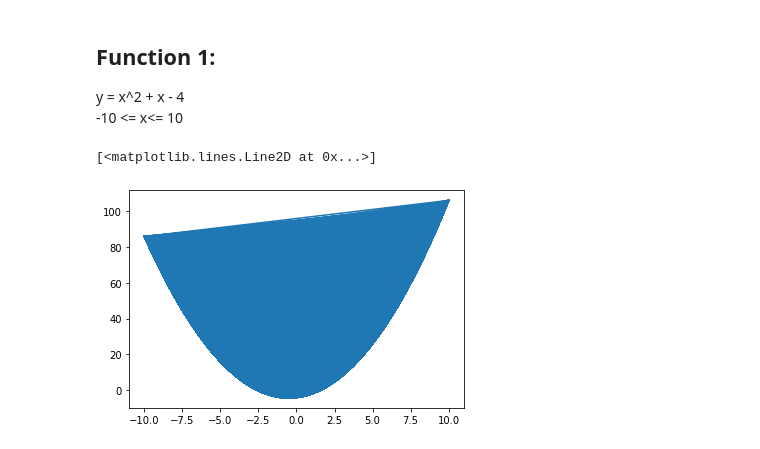
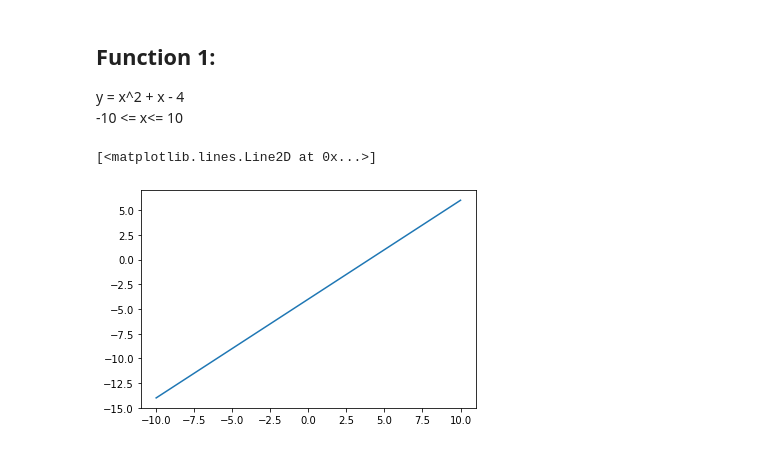
Before and after one commit to conorosully/deep-learning, a Jupyter notebook: src/Neural Network Approximations.ipynb, the cells around one changed output. Saved outputs shown, nothing was run; the diff lists cells and outputs as text; code cells hidden in the pictures.

```diff
--- a/src/Neural Network Approximations.ipynb
+++ b/src/Neural Network Approximations.ipynb
@@ -27,14 +27,14 @@ y = x^2 + x - 4
 # %%
 #Create data
 n_points = 100000
 
 x = np.linspace(-10,10,n_points) #Create 1000 data points between -10 and 10
-np.random.shuffle(x)
-y = x**2 + x - 4
+x_std = (x - x.min()) / (x.max() - x.min())
+y =  x - 4
 
-plt.plot(x, y,)
+plt.plot(x, y)
 # %% [output]
 [<matplotlib.lines.Line2D at 0x...>]
-[figure, old version]
+[figure, new version]
 # %%
 feat_x = tf.feature_column.numeric_column('x')
```
Also changed, not shown: parts of 4 cells of this notebook.
